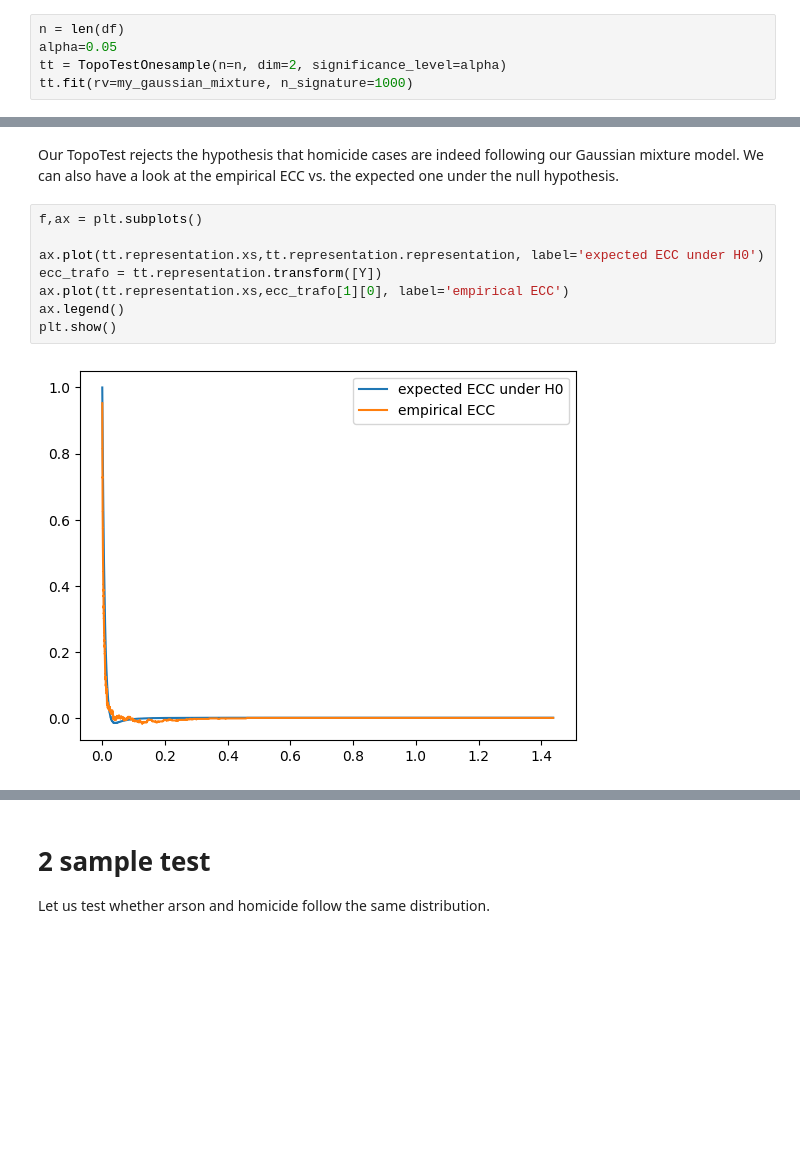
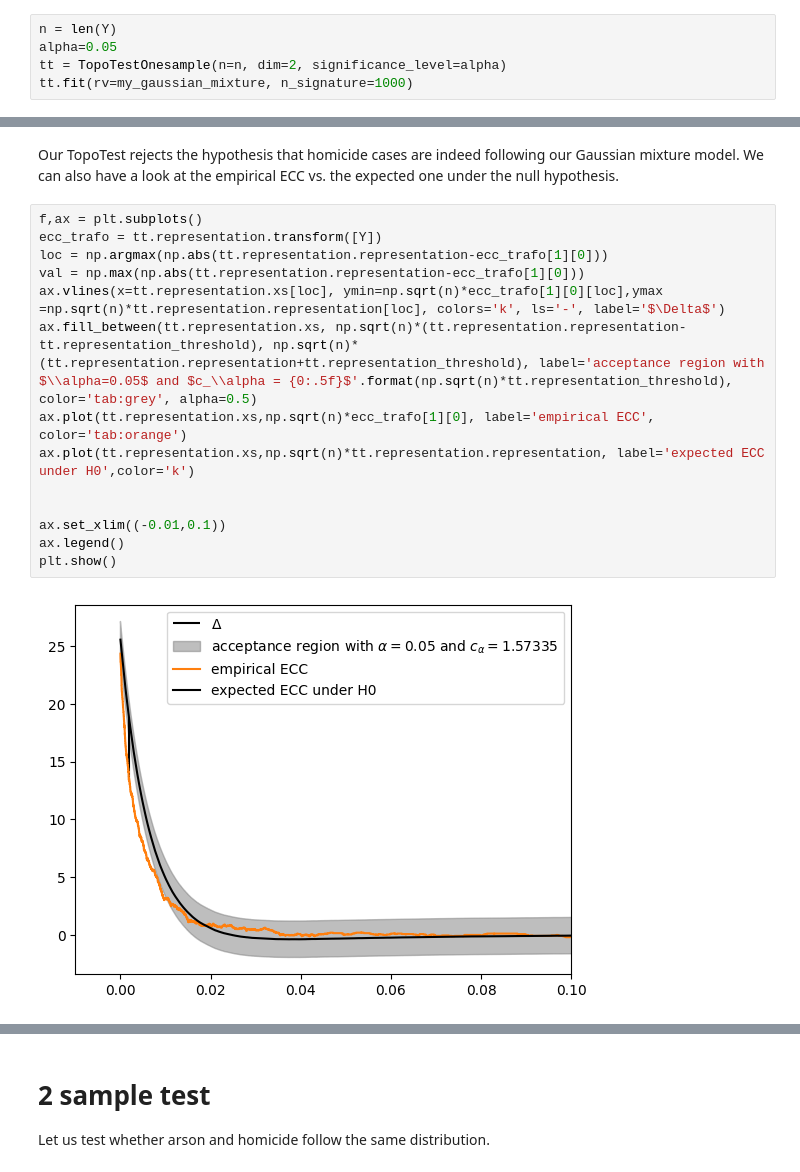
Before and after one commit to nihell/topotests, a Jupyter notebook: ChicagoCrimes.ipynb, the cells around one changed output, grey strips where cells are left out. Drawn from its saved outputs; the diff is of its cells as text; blank space fills up the shorter version.

```diff
--- a/ChicagoCrimes.ipynb
+++ b/ChicagoCrimes.ipynb
@@ -84,7 +87,7 @@ plt.show()
 from distributions import GaussianMixtureMulti
 my_gaussian_mixture = GaussianMixtureMulti(gmm.means_,gmm.covariances_,gmm.weights_)
 # %%
-n = len(df)
+n = len(Y)
 alpha=0.05
 tt = TopoTestOnesample(n=n, dim=2, significance_level=alpha)
 tt.fit(rv=my_gaussian_mixture, n_signature=1000)
@@ -95,13 +105,19 @@ TopoTestResult(statistic=0.21460643185298722, pvalue=0.0)
 # %% [markdown]
 Our TopoTest rejects the hypothesis that homicide cases are indeed following our Gaussian mixture model.
 We can also have a look at the empirical ECC vs. the expected one under the null hypothesis.
-# %%
-f,ax = plt.subplots()
-
-ax.plot(tt.representation.xs,tt.representation.representation, label='expected ECC under H0')
-ecc_trafo = tt.representation.transform([Y])
-ax.plot(tt.representation.xs,ecc_trafo[1][0], label='empirical ECC')
-ax.legend()
-plt.show()
-# %% [output]
-[figure, removed]
+# %%
+f,ax = plt.subplots()
+ecc_trafo = tt.representation.transform([Y])
+loc = np.argmax(np.abs(tt.representation.representation-ecc_trafo[1][0]))
+val = np.max(np.abs(tt.representation.representation-ecc_trafo[1][0]))
+ax.vlines(x=tt.representation.xs[loc], ymin=np.sqrt(n)*ecc_trafo[1][0][loc],ymax =np.sqrt(n)*tt.representation.representation[loc], colors='k', ls='-', label='$\Delta$')
+ax.fill_between(tt.representation.xs, np.sqrt(n)*(tt.representation.representation-tt.representation_threshold), np.sqrt(n)*(tt.representation.representation+tt.representation_threshold), label='acceptance region with $\\alpha=0.05$ and $c_\\alpha = {0:.5f}$'.format(np.sqrt(n)*tt.representation_threshold), color='tab:grey', alpha=0.5)
+ax.plot(tt.representation.xs,np.sqrt(n)*ecc_trafo[1][0], label='empirical ECC', color='tab:orange')
+ax.plot(tt.representation.xs,np.sqrt(n)*tt.representation.representation, label='expected ECC under H0',color='k')
+
+
+ax.set_xlim((-0.01,0.1))
+ax.legend()
+plt.show()
+# %% [output]
+[figure, added]
```
Also changed, not shown: parts of 10 cells of this notebook.
